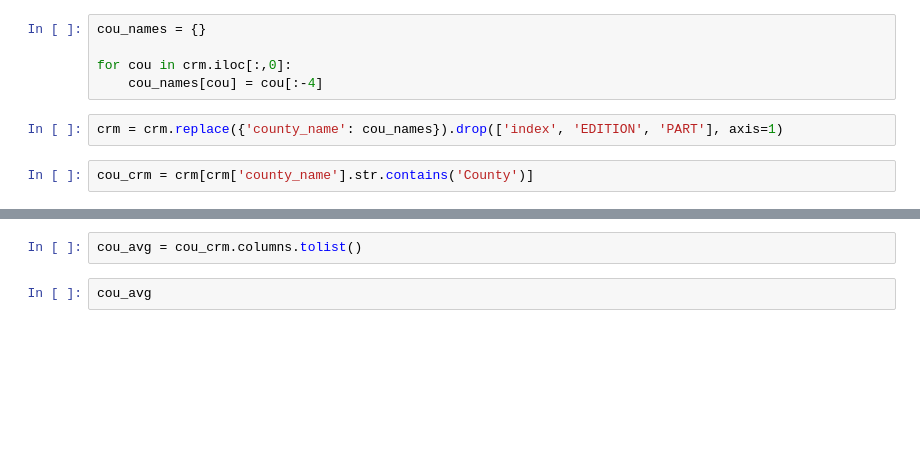
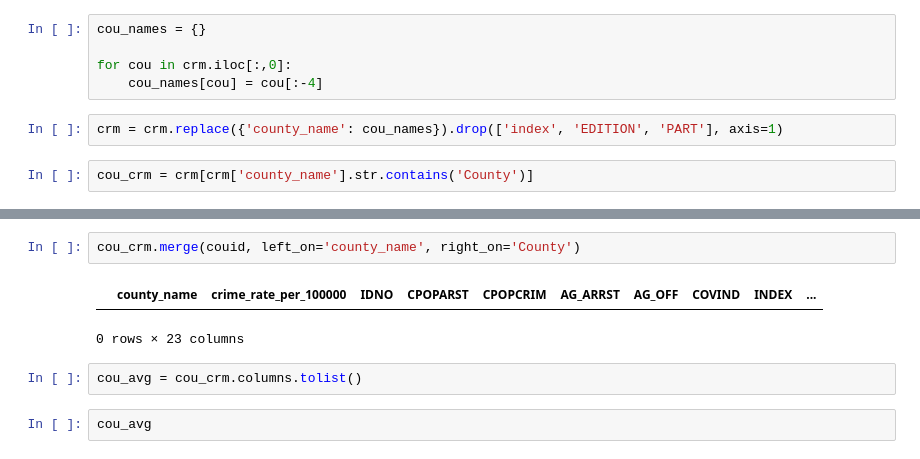
Before and after one commit to brianwsyang/us_census_social_health_score, a Jupyter notebook: crm_score.ipynb, the cells around one changed output, grey strips where cells are left out. Cells and saved outputs as stored; diff of their text form; blank space fills up the shorter version.

```diff
--- a/crm_score.ipynb
+++ b/crm_score.ipynb
@@ -63,3 +42,8 @@ cou_crm
+# %%
+cou_crm.merge(couid, left_on='county_name', right_on='County')
+# %% [output]
+|  | county_name | crime_rate_per_100000 | IDNO | CPOPARST | CPOPCRIM | AG_ARRST | AG_OFF | COVIND | INDEX | ... |
+0 rows × 23 columns
 # %%
 cou_avg = cou_crm.columns.tolist()
 # %%
```
Also changed, not shown: parts of 7 cells of this notebook, 1 other file.
